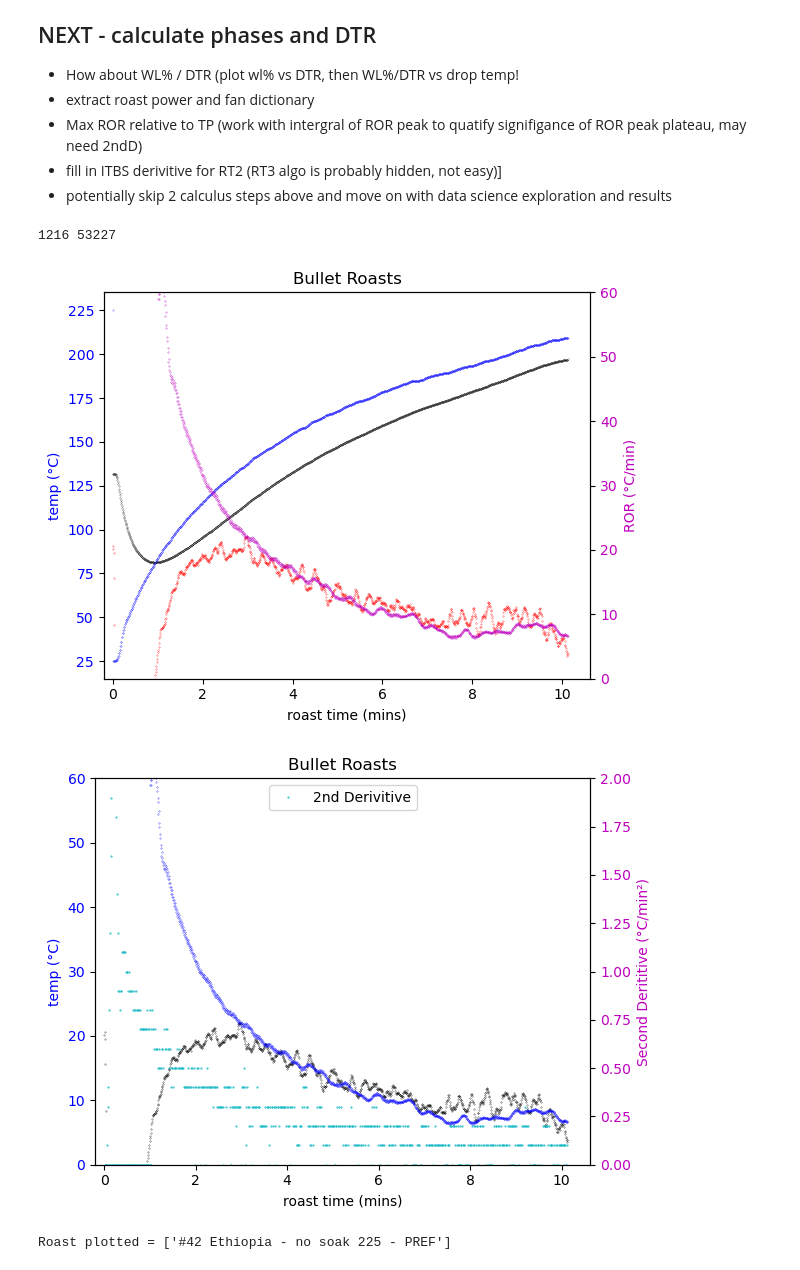
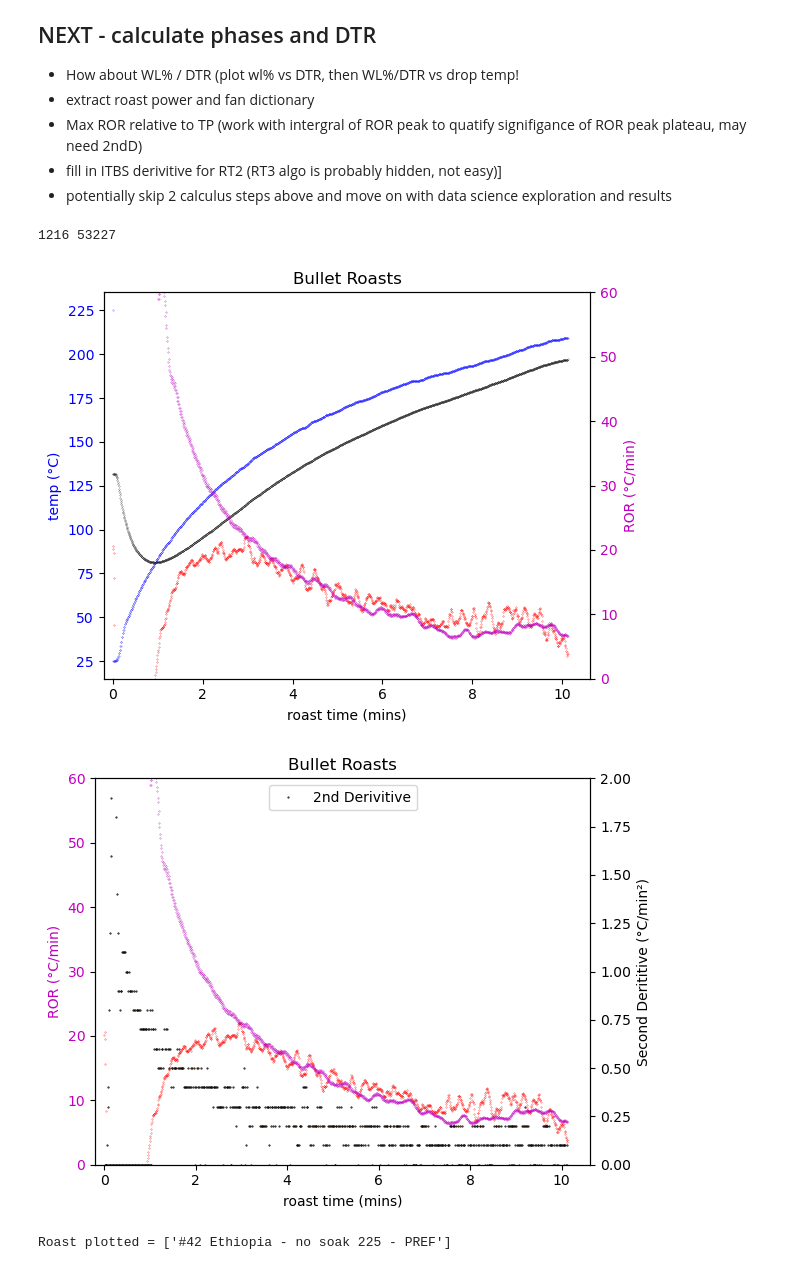
Before and after one commit to rockpyer/bullet_coffee_roasting, a Jupyter notebook: RoastingEval-MultiLoad2.ipynb, the cells around one changed output. Saved outputs shown, nothing was run; the diff lists cells and outputs as text; code cells hidden in the pictures.

```diff
--- a/RoastingEval-MultiLoad2.ipynb
+++ b/RoastingEval-MultiLoad2.ipynb
@@ -444,41 +444,40 @@ plt.ylim([0, 60])
 plt.xlim(left=-0.2)
 #plt.legend(loc='upper center') # LATER display 4 labels, currently only ROR plots for 2 of 4 curves
 plt.show()
 
 ############
 # SECOND D # visualizing to understand challenges
 ############
 from cycler import cycler
 temp_list = ['beanTemperature','drumTemperature']
 derivative_list = ['beanDerivative','ibtsDerivative']
 
 fig, ax1 = plt.subplots()
 ax1.set_xlabel('roast time (mins)')
-ax1.set_ylabel('temp (°C)', color='b')
-ax1.set_prop_cycle(cycler('color', ['k', 'b']) + cycler('lw', [1, 2])) # necessary to set ax1 parameters before plot
-ax1.tick_params(axis='y', labelcolor='b')
+ax1.set_ylabel('ROR (°C/min)', color='m')
+ax1.set_prop_cycle(cycler('color', ['r', 'm']) + cycler('lw', [1, 2]))
+ax1.tick_params(axis='y', labelcolor='m')
 ax1.set_title("Bullet Roasts")
 ax1.scatter((plot_df.indexTime/sampleRate)/60, plot_df['beanDerivative'], label='ROR', s=0.05)
 ax1.scatter((plot_df.indexTime/sampleRate)/60, plot_df['ibtsDerivative'], label='ROR', s=0.05)
 plt.ylim([0, 60])
 
+ax2 = ax1.twinx()  # initiate a second axes that shares the same x-axis
+marker_style = dict(marker = '.', linestyle='none', color='0.8', markersize=1,
+                    mfc="C1", mec="k") #use linestyle='solid' once negative values removed and smoothed
 
-ax2 = ax1.twinx()  # initiate a second axes that shares the same x-axis
-ax2.set_ylabel(f'Second Derititive (°C/min\N{SUPERSCRIPT TWO})', color='m')
-ax2.set_prop_cycle(cycler('color', ['r', 'm']) + cycler('lw', [1, 2]))
-marker_style = dict(marker = '.', linestyle='none', color='0.8', markersize=1,
-                    mfc="C1", mec="C9") #use linestyle='solid' once negative values removed and smoothed
+ax2.set_ylabel(f'Second Derititive (°C/min\N{SUPERSCRIPT TWO})', color='k')
 ax2.plot((plot_df.indexTime/sampleRate)/60, plot_df['ibts2ndDerivative'],
             label='2nd Derivitive', **marker_style)
-ax2.tick_params(axis='y', labelcolor='m')
+ax2.tick_params(axis='y', labelcolor='k')
 fig.tight_layout()  # otherwise the right y-label can be slightly clipped
 plt.ylim([0, 2])
 plt.xlim(left=-0.2)
 plt.legend(loc='upper center') # LATER display 4 labels, currently only ROR plots for 2 of 4 curves
 plt.show()
 print (f'Roast plotted = {roast_list}')
 # %% [output]
 1216 53227
 [figure]
-[figure, old version]
+[figure, new version]
 Roast plotted = ['#42 Ethiopia - no soak 225 - PREF']
```
